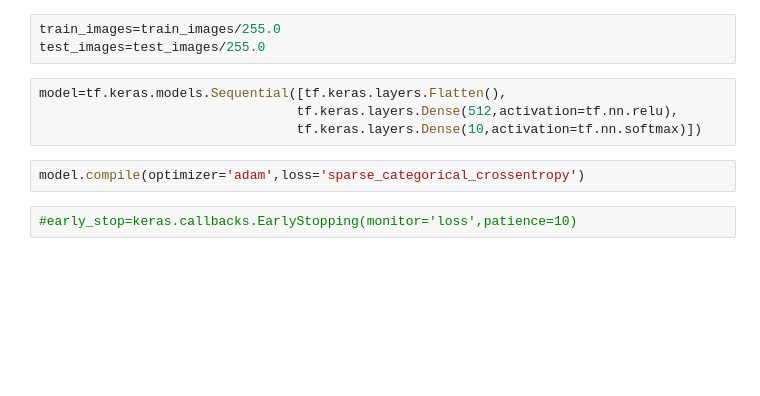
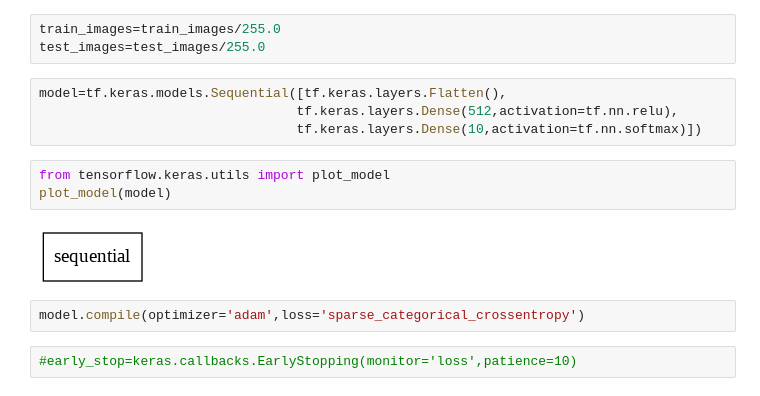
Before and after one commit to prudhviraj9999/TensorFlowML, a Jupyter notebook: FashionMnistCoursera.ipynb, the cells around one changed output. Cells and saved outputs as stored; diff of their text form; blank space fills up the shorter version.

```diff
--- a/FashionMnistCoursera.ipynb
+++ b/FashionMnistCoursera.ipynb
@@ -37,6 +54,11 @@ test_images=test_images/255.0
 model=tf.keras.models.Sequential([tf.keras.layers.Flatten(),
                                  tf.keras.layers.Dense(512,activation=tf.nn.relu),
                                  tf.keras.layers.Dense(10,activation=tf.nn.softmax)])
+# %%
+from tensorflow.keras.utils import plot_model
+plot_model(model)
+# %% [output]
+[figure, added]
 # %%
 model.compile(optimizer='adam',loss='sparse_categorical_crossentropy')
 # %%
```
Also changed, not shown: parts of 7 cells of this notebook.
